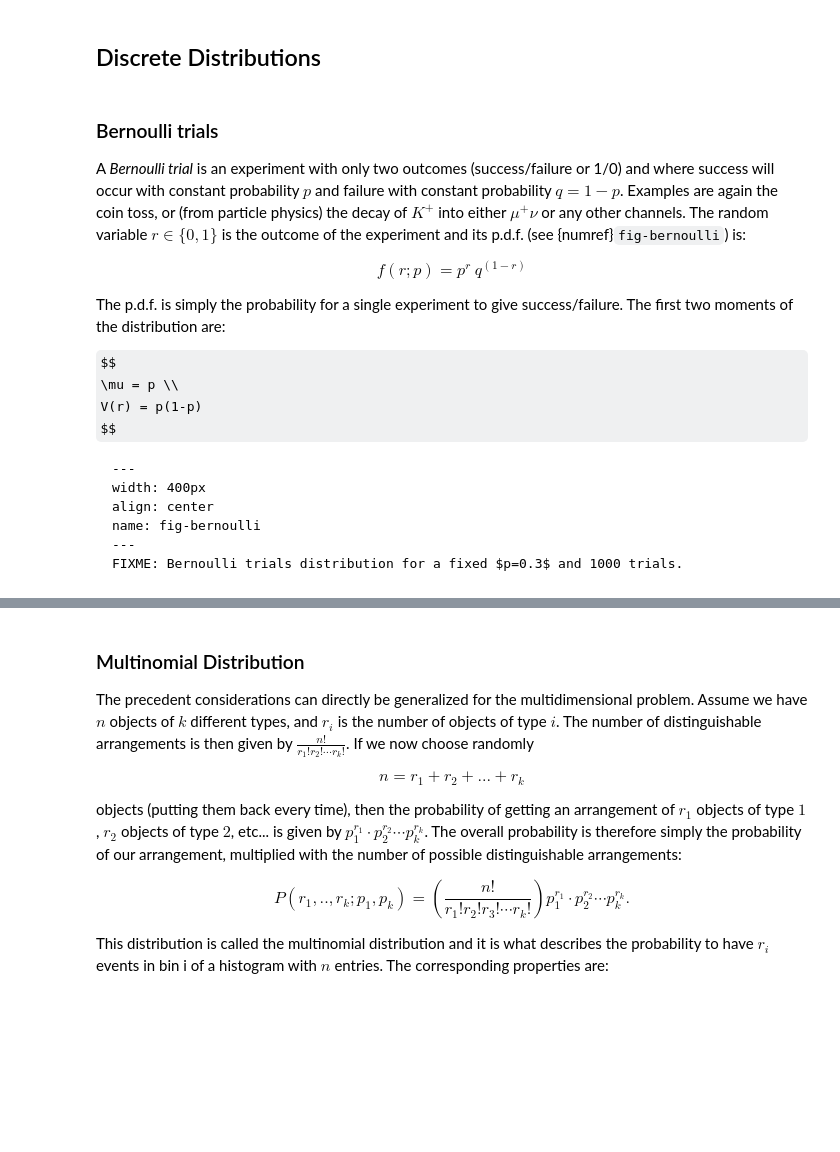
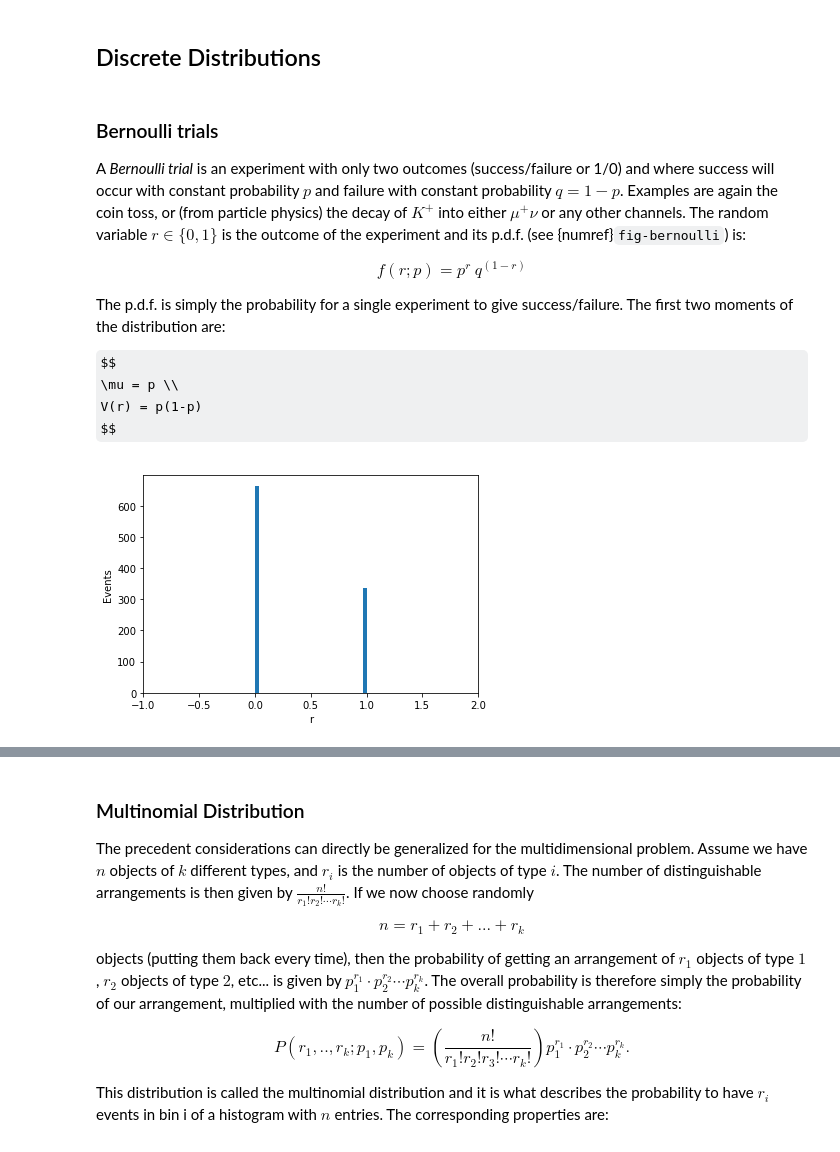
Before and after one commit to mdonega/hep-datanalysis-jb, a Jupyter notebook: probabilityDistributions.ipynb, the cells around one changed output, grey strips where cells are left out. Cells and saved outputs as stored; diff of their text form; code cells hidden in the pictures; some formulas as TeX source; blank space fills up the shorter version.

Commit message:
Add bernoulli and binomial

````diff
--- a/probabilityDistributions.ipynb
+++ b/probabilityDistributions.ipynb
@@ -165,13 +165,3 @@ $$
 \mu = p \\
 V(r) = p(1-p)
 $$
-
-
-```{figure} ./images/ch2/bernoulli.png
----
-width: 400px
-align: center
-name: fig-bernoulli
----
-FIXME: Bernoulli trials distribution for a fixed $p=0.3$ and 1000 trials.
-```
@@ -178,3 +173,17 @@ FIXME: Bernoulli trials distribution for a fixed $p=0.3$ and 1000 trials.
+# %%
+# Bernoulli trials for a fixed p = 0.3 and 1000 trials
+
+r = 1000
+p = 0.3
+sample = np.random.binomial(1, p, r)
+
+fig, ax = plt.subplots(1, 1)
+ax.hist(sample, bins=30, density=False);
+ax.set_ylabel('Events')
+ax.set_xlabel('r')
+ax.set_xlim(-1, 2);
+# %% [output]
+[figure, added]
 # %% [markdown]
 ### Binomial
 
````
Also changed, not shown: parts of 3 cells of this notebook.
